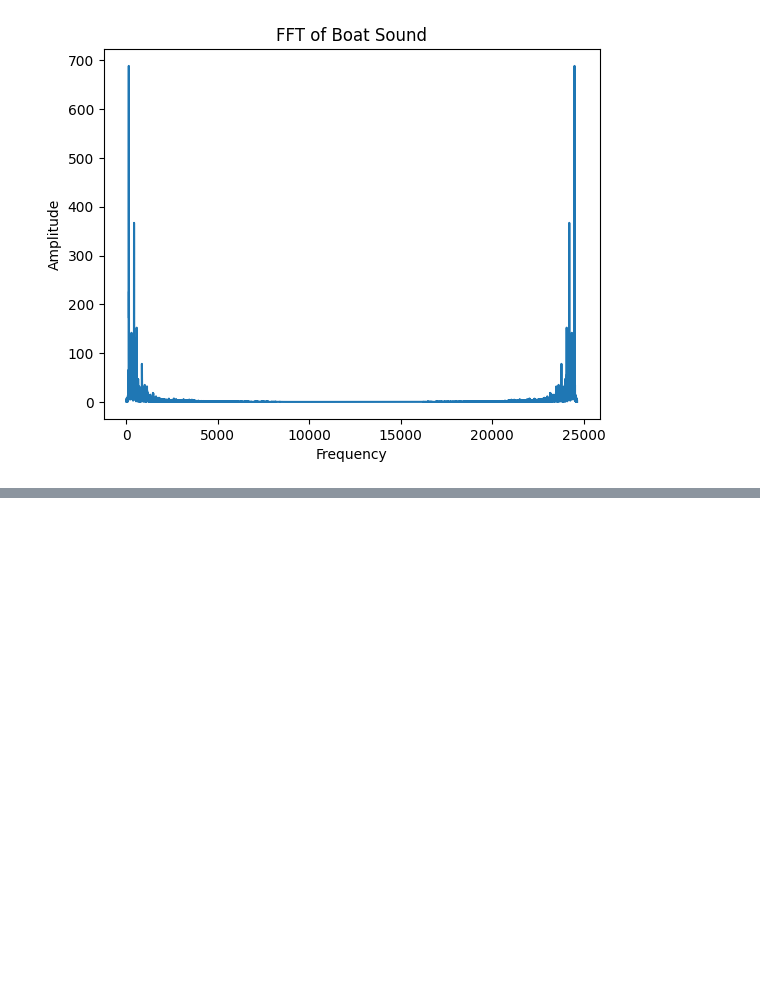
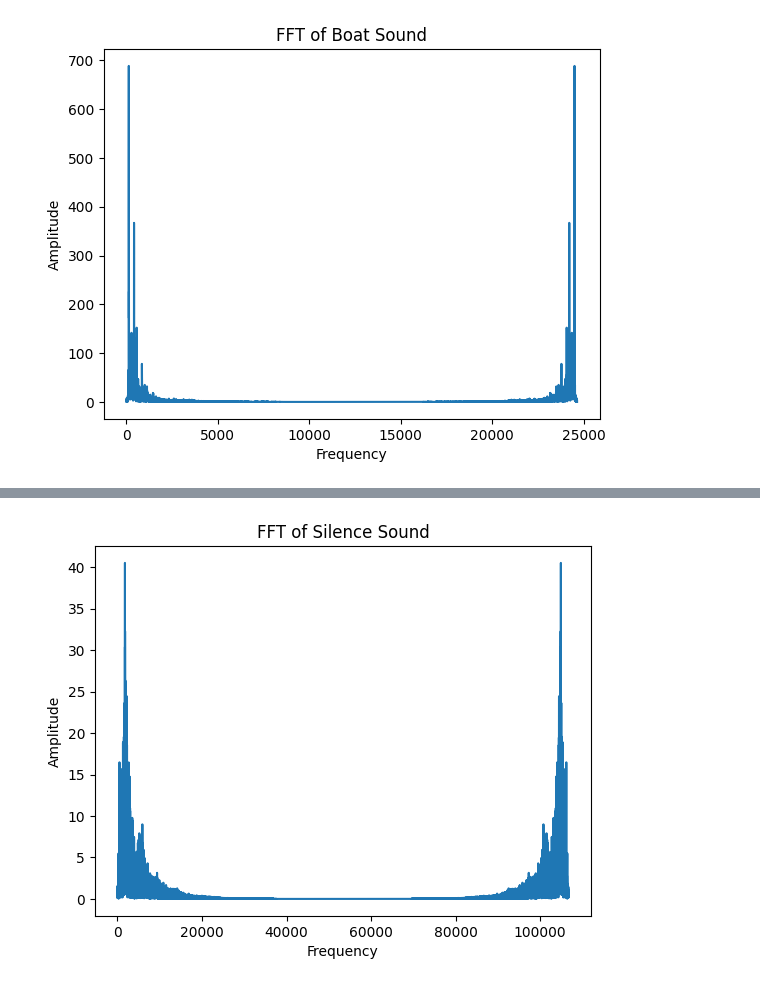
Before and after one commit to vishwashdark/Speech-Processing, a Jupyter notebook: Lab6.ipynb, the cells around one changed output, grey strips where cells are left out. Saved outputs shown, nothing was run; the diff lists cells and outputs as text; code cells hidden in the pictures; blank space fills up the shorter version.

```diff
--- a/Lab6.ipynb
+++ b/Lab6.ipynb
@@ -55,0 +66,5 @@ plotfft(y3,"Boat")
+# %%
+y5,sr=librosa.load("silence.ogg")
+plotfft(y5,"Silence")
+# %% [output]
+[figure, added]
```
Also changed, not shown: parts of 12 cells of this notebook, 2 other files.
